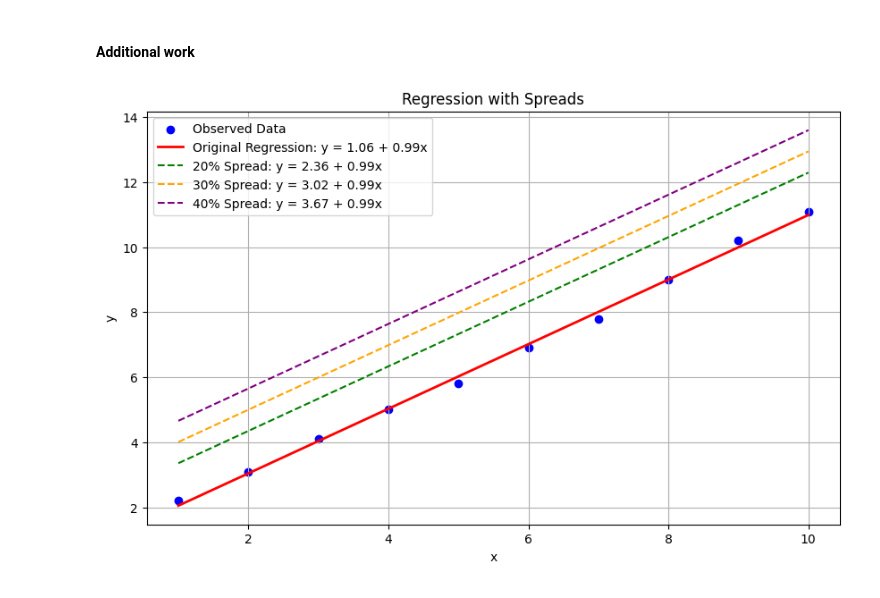
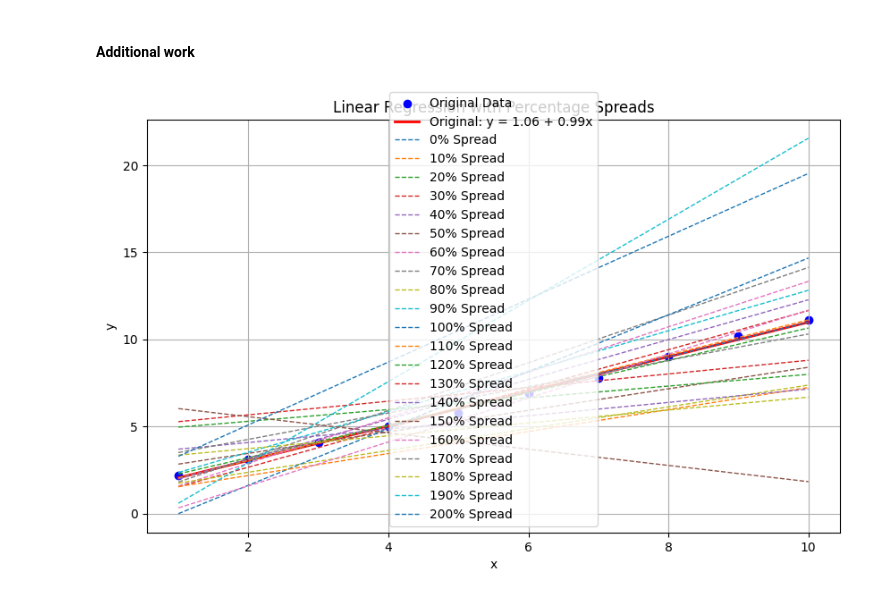
Before and after one commit to Sypoo1/mtuci-statistics, a Jupyter notebook: 8.ipynb, the cells around one changed output. Cells and saved outputs as stored; diff of their text form; code cells hidden in the pictures.

```diff
--- a/8.ipynb
+++ b/8.ipynb
@@ -116,79 +116,68 @@ The regression equation is suitable for further use.
 import numpy as np
 import matplotlib.pyplot as plt
 
+# Исходные данные
 x = np.array([1, 2, 3, 4, 5, 6, 7, 8, 9, 10])
 y = np.array([2.2, 3.1, 4.1, 5.0, 5.8, 6.9, 7.8, 9.0, 10.2, 11.1])
 
-# Function to compute b0 and b1 based on the regression formulas
+# Функция для вычисления коэффициентов b0 и b1
 def calculate_b0_b1(x, y):
+    n = len(x)
     sum_x = np.sum(x)
     sum_y = np.sum(y)
     sum_x2 = np.sum(x ** 2)
     sum_xy = np.sum(x * y)
-    n = len(x)
 
-    b0 = (sum_y * sum_x2 - (sum_xy * sum_x)) / (n*sum_x2 - (sum_x * sum_x))  #eq 1
-    b1 = (sum_y * sum_x - (n*sum_xy))/ (sum_x * sum_x - (n * sum_x2)) #eq 2
-
+    b1 = (n * sum_xy - sum_x * sum_y) / (n * sum_x2 - sum_x ** 2)
+    b0 = (sum_y - b1 * sum_x) / n
     return b0, b1
 
-# Calculate original b0 and b1
+# Вычисляем исходные b0 и b1
 b0_orig, b1_orig = calculate_b0_b1(x, y)
-f_x_orig = b0_orig + b1_orig * x  # Original regression line
 
-s_b0 = []
-s_b1 = []
+# Диапазон процентов для разброса
+percent_spreads = range(0, 201, 10)  # От 0% до 100% с шагом 10%
+# percent_spreads = [20, 30, 40]
 
-# Create modified y arrays with different percentage spreads (±20%, ±30%, ±40%)
-percent_spreads = [20, 30, 40]
-colors = ['green', 'orange', 'purple']  # Different colors for each spread
-labels = []
+# Списки для хранения изменений коэффициентов
+delta_b0 = []
+delta_b1 = []
 
+# Построение графика
 plt.figure(figsize=(10, 6))
+plt.scatter(x, y, label="Original Data", color="blue")
+plt.plot(x, b0_orig + b1_orig * x, label=f"Original: y = {b0_orig:.2f} + {b1_orig:.2f}x", color="red", linewidth=2)
 
-# Plot original data and regression line
-plt.scatter(x, y, label="Observed Data", color="blue")
-plt.plot(x, f_x_orig, label=f"Original Regression: y = {b0_orig:.2f} + {b1_orig:.2f}x", color="red", linewidth=2)
+# Генерация данных с разбросами и расчет новых b0, b1
+for spread in percent_spreads:
+    y_spread = np.array([yi + np.random.uniform(-yi * spread / 100, yi * spread / 100) for yi in y])  # Добавляем случайный разброс
+    b0_new, b1_new = calculate_b0_b1(x, y_spread)  # Вычисляем новые коэффициенты
 
-# Add the spread graphs
-for spread, color in zip(percent_spreads, colors):
-    #noise = np.random.uniform(-spread/100, spread/100, size=y.shape)
-    #spread_percentage = spread / 100
-    #y_spread = y * (1+ spread_percentage) # Apply percentage spread to y
+    # Вычисляем относительные изменения коэффициентов
+    delta_b0.append(abs(b0_orig - b0_new) / abs(b0_orig))
+    delta_b1.append(abs(b1_orig - b1_new) / abs(b1_orig))
 
-    #k = spread / 100 * y_mean
-    k= spread / 100 * y_mean
-    y_spread = y + k  # Shift y-values by a constant amount
+    # Строим линии регрессии для наглядности
+    plt.plot(x, b0_new + b1_new * x, label=f"{spread}% Spread", linestyle="--", linewidth=1)
 
-    #print(y)
-    #print(y_spread)
-
-    # Calculate new b0 and b1 for the spread data
-    b0_spread, b1_spread = calculate_b0_b1(x, y_spread)
-    f_x_spread = b0_spread + b1_spread * x  # Regression line for spread data
-
-    # Calculate sb0 and sb1
-    s_b0.append(abs(b0_orig - b0_spread) / b0_orig )  # Convert to percentage
-    s_b1.append(abs(b1_orig - b1_spread) / b1_orig )  # Convert to percentage
-
-    # Plot the spread regression line
-    plt.plot(
-        x,
-        f_x_spread,
-        label=f"{spread}% Spread: y = {b0_spread:.2f} + {b1_spread:.2f}x",
-        color=color,
-        linestyle="--",
-        linewidth=1.5,
-    )
-
-# Add titles, labels, and legend
+# Добавляем подписи и легенду
 plt.xlabel("x")
 plt.ylabel("y")
-plt.title("Regression with Spreads")
+plt.title("Linear Regression with Percentage Spreads")
 plt.legend()
 plt.grid(True)
+plt.show()
 
-# Show the plot
+# Построение графиков изменений delta_b0 и delta_b1
+plt.figure(figsize=(10, 6))
+plt.plot(percent_spreads, delta_b0, label="Delta b0", marker='o')
+plt.plot(percent_spreads, delta_b1, label="Delta b1", marker='o')
+
+plt.xlabel("Percentage Spread (%)")
+plt.ylabel("Relative Change")
+plt.title("Relative Change in b0 and b1 vs Percentage Spread")
+plt.legend()
+plt.grid(True)
 plt.show()
 # %% [output]
-[figure, old version]
+[figure, new version]
```
Also changed, not shown: parts of 2 cells of this notebook.
